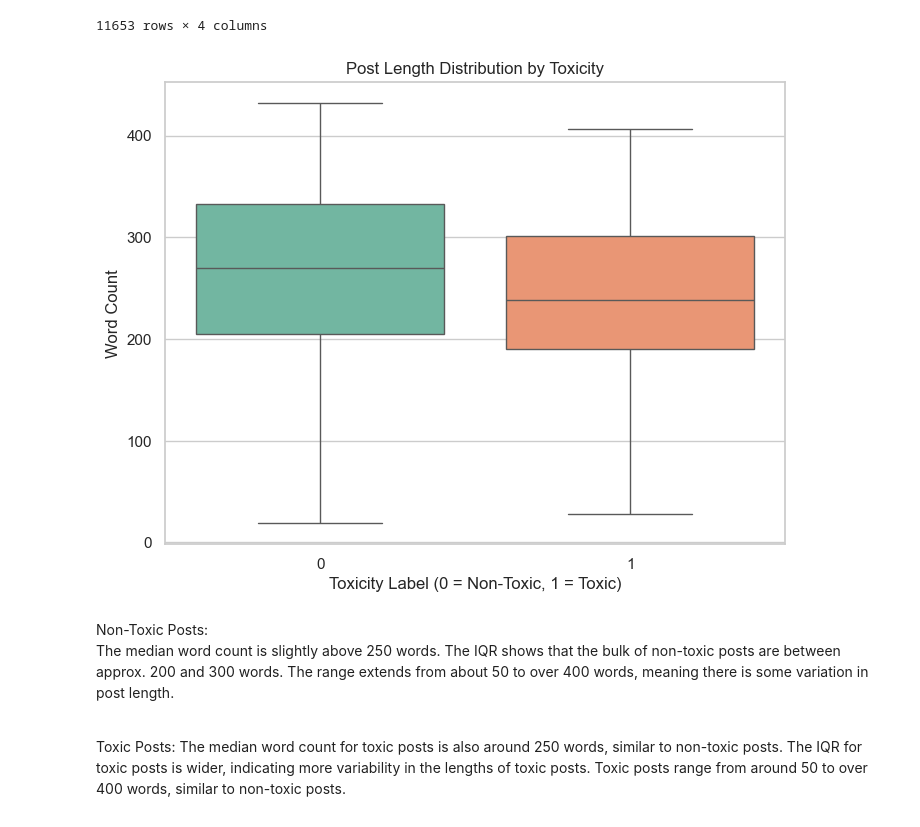
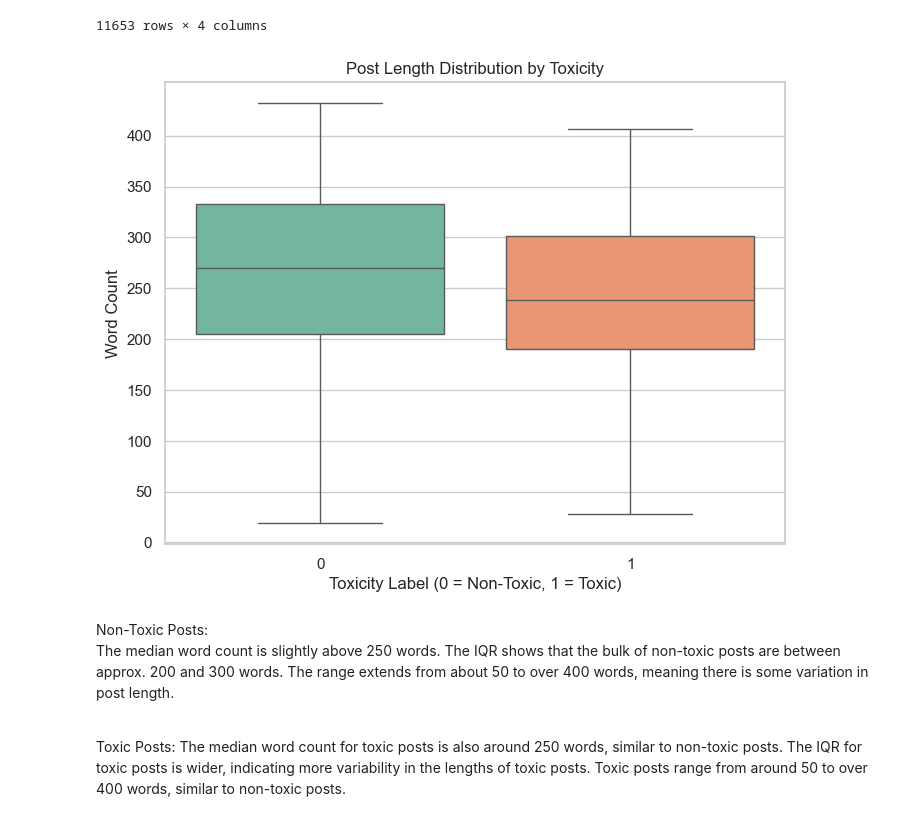
Before and after one commit to sinajaprlja/toxicity_analysis, a Jupyter notebook: src/analysis.ipynb, the cells around one changed output. Cells and saved outputs as stored; diff of their text form; code cells hidden in the pictures.

```diff
--- a/src/analysis.ipynb
+++ b/src/analysis.ipynb
@@ -410,17 +412,18 @@ toxicity_analysis_df
 | 11652 | weddingplanning | 245 | [ clueless groom ] is it bad to m... | 0 |
 11653 rows × 4 columns
 # %%
-sns.set(style="whitegrid")
+sns.set_theme(style="whitegrid")
 
 # Boxplot
 plt.figure(figsize=(8, 6))
-sns.boxplot(x='toxicity_label', y='word_count', data=toxicity_analysis_df, hue='toxicity_label', palette='Set2', legend=False)
+sns.boxplot(x='toxicity_label', y='word_count', data=toxicity_analysis_df, hue='toxicity_label',palette='Set2', legend=False)
 plt.title('Post Length Distribution by Toxicity')
 plt.xlabel('Toxicity Label (0 = Non-Toxic, 1 = Toxic)')
 plt.ylabel('Word Count')
+plt.yticks(range(0, 450, 50))
 plt.show()
 # %% [output]
-[figure, old version]
+[figure, new version]
 # %% [markdown]
 Non-Toxic Posts: <br>
 The median word count is slightly above 250 words.
```
Also changed, not shown: parts of 13 cells of this notebook.
